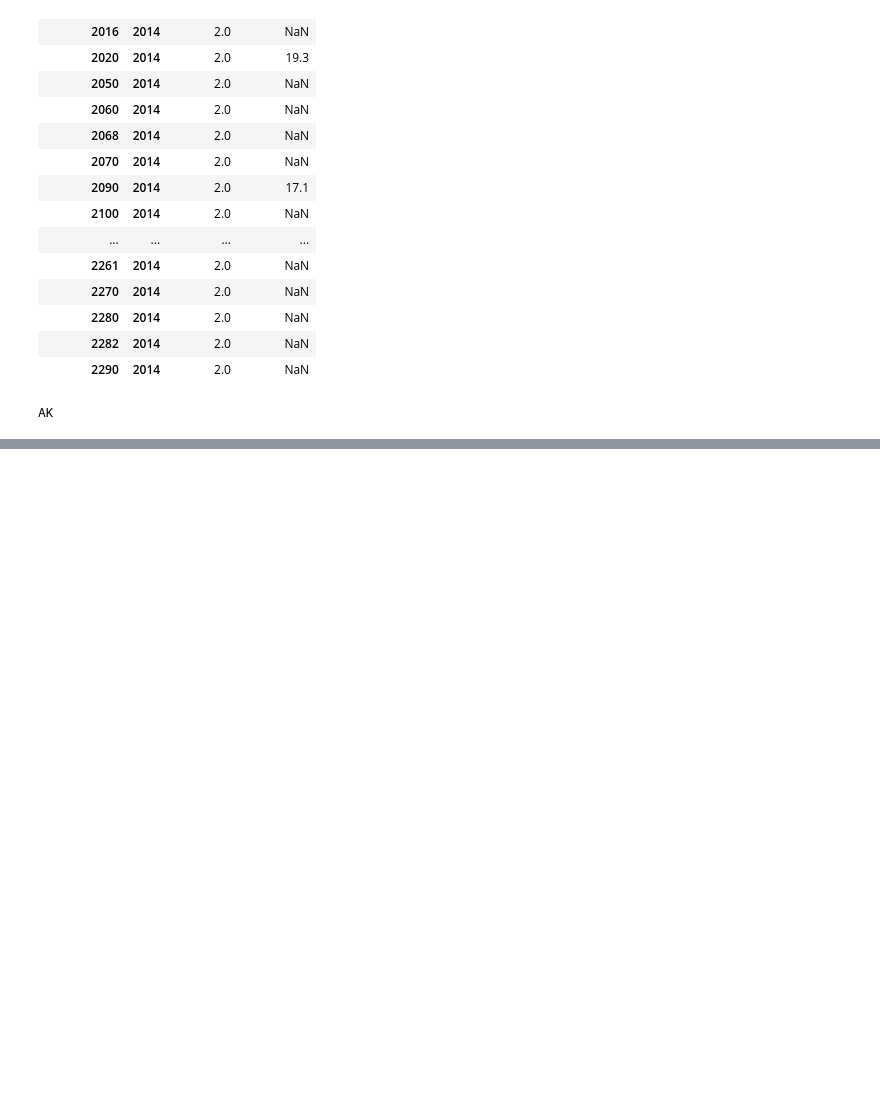
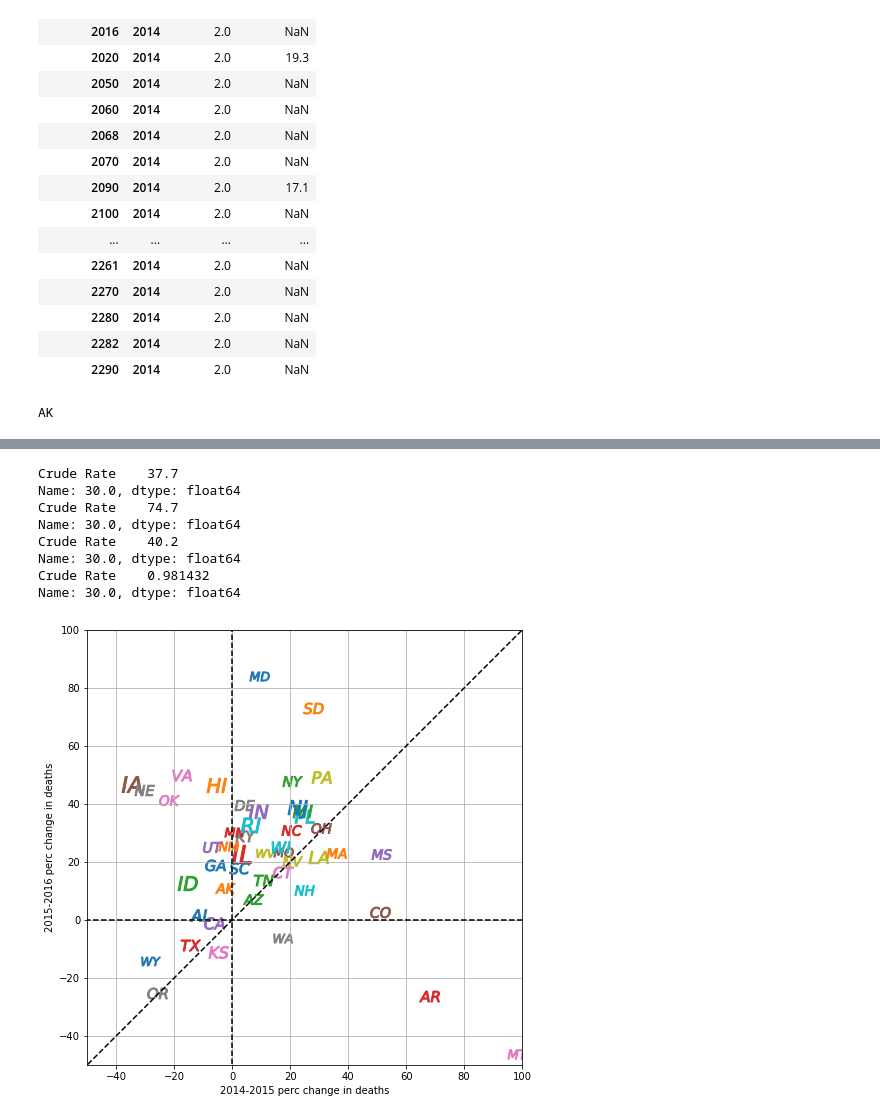
Before and after one commit to conservasian/opi-nope, a Jupyter notebook: analyze_data.ipynb, the cells around one changed output, grey strips where cells are left out. Drawn from its saved outputs; the diff is of its cells as text; code cells hidden in the pictures; blank space fills up the shorter version.

```diff
--- a/analyze_data.ipynb
+++ b/analyze_data.ipynb
@@ -294,22 +315,52 @@ plt.ylabel('2015-2016 change in deaths')
 # %%
 ## percent analysis
 # but we are already normalizing by 100,000 people
 # plus, 20 more people dying per 100,000 people is the same no matter what percent increase it is
 
 diff1514_perc = np.divide(diff1514, df14_statesum)
 diff1615_perc = np.divide(diff1615, df15_statesum)
 
 #print(diff1514_perc)
 
-plt.figure()
-plt.scatter(diff1514_perc*100, diff1615_perc*100)
-plt.grid()
-plt.plot([-150, 600], [-150, 600])
-plt.xlabel('2014-2015 perc change in deaths')
-plt.ylabel('2015-2016 perc change in deaths')
+fig = plt.figure()
 
+ax = fig.add_subplot(111)
+
+for i in range(57):
+    fips_code = '{:02d}'.format(i)
+    if us.states.lookup(fips_code) is None:
+        continue
+
+    state_abbrev = us.states.lookup(fips_code).abbr
+    ax.scatter(1e2*diff1514_perc['Crude Rate'][i], 1e2*diff1615_perc['Crude Rate'][i], s=400,
+        marker=r"${}$".format(state_abbrev))
+
+ax.grid()
+ax.plot([-100, 100], [-100, 100], 'k--')
+ax.plot([0, 0], [-100, 100], 'k--')
+ax.plot([-100, 100], [0, 0], 'k--')
+
+
+ax.set_xlabel('2014-2015 perc change in deaths')
+ax.set_ylabel('2015-2016 perc change in deaths')
+
+plt.axes().set_aspect('equal')
+
+
+ax.set_xlim([-50, 100])
+ax.set_ylim([-50, 100])
 state_num = 30
 print(df14_statesum.loc[state_num])
 print(df15_statesum.loc[state_num])
 print(df16_statesum.loc[state_num])
 print(diff1514_perc.loc[state_num])
+# %% [output]
+Crude Rate    37.7
+Name: 30.0, dtype: float64
+Crude Rate    74.7
+Name: 30.0, dtype: float64
+Crude Rate    40.2
+Name: 30.0, dtype: float64
+Crude Rate    0.981432
+Name: 30.0, dtype: float64
+[figure, added]
```
Also changed, not shown: parts of 4 cells of this notebook.
